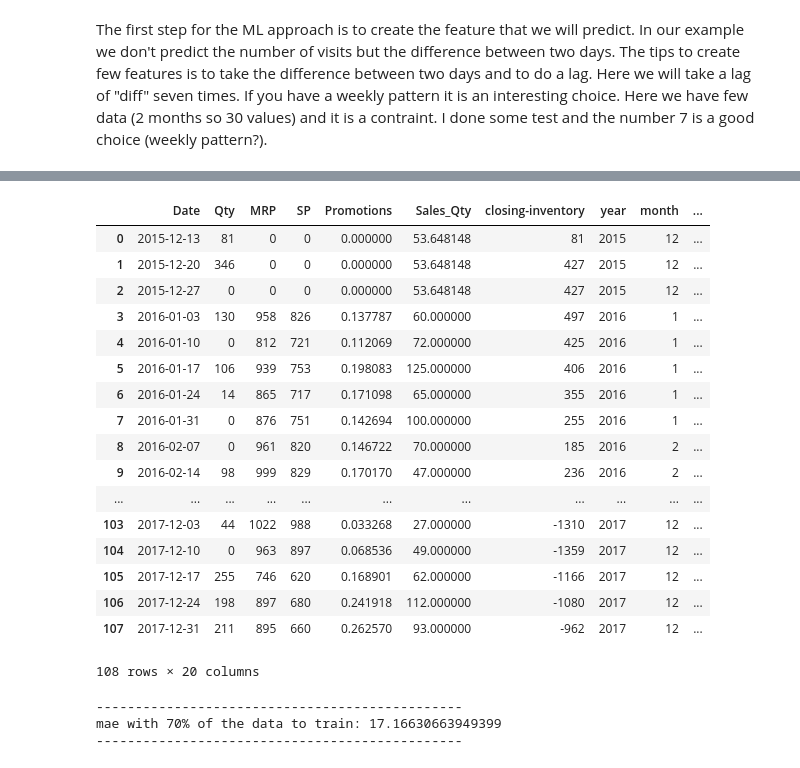
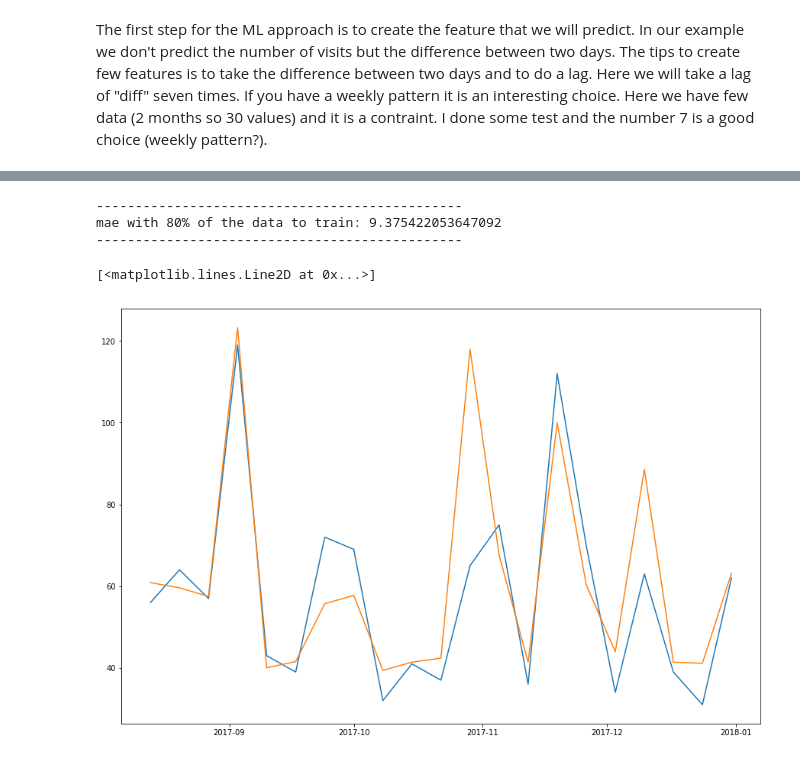
Before and after one commit to shashi29/LTFS-Data-science-FinHack, a Jupyter notebook: Store1-Sales_prediction.py.ipynb, the cells around one changed output, grey strips where cells are left out. Cells and saved outputs as stored; diff of their text form; code cells hidden in the pictures.

```diff
--- a/Store1-Sales_prediction.py.ipynb
+++ b/Store1-Sales_prediction.py.ipynb
@@ -518,5 +435,5 @@ plt.show()
 # %%
-column_1 = Store1_primary_secondary['Date']
+column_1 = Store1['Date']
 
 temp = pd.DataFrame({"year": column_1.dt.year,
               "month": column_1.dt.month,
@@ -525,6 +442,6 @@ temp = pd.DataFrame({"year": column_1.dt.year,
               "week": column_1.dt.week
              })
 
-#secondary_sales_week.reset_index(drop=True, inplace=True)
+Store1.reset_index(drop=True, inplace=True)
 temp.reset_index(drop=True, inplace=True)
-Store1_primary_secondary = pd.concat([Store1_primary_secondary,temp],axis=1)
+Store1 = pd.concat([Store1,temp],axis=1)
@@ -577,21 +488,0 @@ del lagged['Store_Code']
-# %%
-lagged
-# %% [output]
-|  | Date | Qty | MRP | SP | Promotions | Sales_Qty | closing-inventory | year | month | ... |
-| 0 | 2015-12-13 | 81 | 0 | 0 | 0.000000 | 53.648148 | 81 | 2015 | 12 | ... |
-| 1 | 2015-12-20 | 346 | 0 | 0 | 0.000000 | 53.648148 | 427 | 2015 | 12 | ... |
-| 2 | 2015-12-27 | 0 | 0 | 0 | 0.000000 | 53.648148 | 427 | 2015 | 12 | ... |
-| 3 | 2016-01-03 | 130 | 958 | 826 | 0.137787 | 60.000000 | 497 | 2016 | 1 | ... |
-| 4 | 2016-01-10 | 0 | 812 | 721 | 0.112069 | 72.000000 | 425 | 2016 | 1 | ... |
-| 5 | 2016-01-17 | 106 | 939 | 753 | 0.198083 | 125.000000 | 406 | 2016 | 1 | ... |
-| 6 | 2016-01-24 | 14 | 865 | 717 | 0.171098 | 65.000000 | 355 | 2016 | 1 | ... |
-| 7 | 2016-01-31 | 0 | 876 | 751 | 0.142694 | 100.000000 | 255 | 2016 | 1 | ... |
-| 8 | 2016-02-07 | 0 | 961 | 820 | 0.146722 | 70.000000 | 185 | 2016 | 2 | ... |
-| 9 | 2016-02-14 | 98 | 999 | 829 | 0.170170 | 47.000000 | 236 | 2016 | 2 | ... |
-| ... | ... | ... | ... | ... | ... | ... | ... | ... | ... | ... |
-| 103 | 2017-12-03 | 44 | 1022 | 988 | 0.033268 | 27.000000 | -1310 | 2017 | 12 | ... |
-| 104 | 2017-12-10 | 0 | 963 | 897 | 0.068536 | 49.000000 | -1359 | 2017 | 12 | ... |
-| 105 | 2017-12-17 | 255 | 746 | 620 | 0.168901 | 62.000000 | -1166 | 2017 | 12 | ... |
-| 106 | 2017-12-24 | 198 | 897 | 680 | 0.241918 | 112.000000 | -1080 | 2017 | 12 | ... |
-| 107 | 2017-12-31 | 211 | 895 | 660 | 0.262570 | 93.000000 | -962 | 2017 | 12 | ... |
-108 rows × 20 columns
@@ -611,29 +489,55 @@ x_
+# %%
+pred = list(lagged)
+pred.remove('Sales_Qty')
+pred.remove('Date')
+pred.remove('Store_Code')
+# %%
+from sklearn.model_selection import train_test_split
+X_train , X_test , y_train,y_test = train_test_split(lagged[pred],lagged['Sales_Qty'],test_size=0.2,random_state=29)
 # %%
 # Linear Model
 from sklearn.ensemble import ExtraTreesRegressor,GradientBoostingRegressor, BaggingRegressor, AdaBoostRegressor
 from sklearn.metrics import mean_absolute_error, r2_score
+from sklearn.model_selection import RandomizedSearchCV
 
-def modelisation(x_tr, y_tr, x_ts, y_ts, xt, yt, model0, model1):
+def modelisation(x_tr, y_tr, x_ts, y_ts, model):
     # Modelisation with all product
-    model0.fit(x_tr, y_tr)
+    model.fit(x_tr, y_tr)
 
-    prediction = model0.predict(x_ts)
-    r2 = r2_score(y_ts.as_matrix(), model0.predict(x_ts))
-    mae = mean_absolute_error(y_ts.as_matrix(), model0.predict(x_ts))
+    prediction = model.predict(x_ts)
+    r2 = r2_score(y_ts.as_matrix(), model.predict(x_ts))
+    mae = mean_absolute_error(y_ts.as_matrix(), model.predict(x_ts))
     print ("-----------------------------------------------")
-    print ("mae with 70% of the data to train:", mae)
+    print ("mae with 80% of the data to train:", mae)
     print ("-----------------------------------------------")
 
-    # Model with all data
-    model1.fit(xt, yt)
-
-    return model1, prediction, model0
+    return model,prediction
 
 #model0 =  AdaBoostRegressor(n_estimators = 5000, random_state = 42, learning_rate=0.01)
-model1 =  AdaBoostRegressor(n_estimators = 5000, random_state = 42, learning_rate=0.001)
+#model =  AdaBoostRegressor(n_estimators = 5000, random_state = 42, learning_rate=0.001)
 
-clr, prediction, clr0  = modelisation(x_train, y_train, x_test, y_test, xt, yt, model0, model1)
+param_dist = {
+ 'n_estimators': [50, 100,500,1000,1500],
+ 'learning_rate' : [0.0001,0.001,0.01],
+ 'loss' : ['linear', 'square', 'exponential'],
+
+ }
+
+#model = RandomizedSearchCV(AdaBoostRegressor(),param_distributions = param_dist,cv=3,n_iter = 10,n_jobs=-1)
+#model.fit(X_train,y_train)
+
+best_model = AdaBoostRegressor(n_estimators=1500, loss='linear', learning_rate=0.01)
+#best_model = ExtraTreesRegressor()
+#best_model = GradientBoostingRegressor()
+#best_model = BaggingRegressor()
+clr,prediction  = modelisation(X_train, y_train, X_test, y_test,best_model)
+x = Store1.iloc[len(X_train):,]
+plt.figure(figsize=(15,10))
+plt.plot(x['Date'],np.array(y_test),label='test')
+plt.plot(x['Date'],np.array(prediction),label='prediction')
 # %% [output]
 -----------------------------------------------
-mae with 70% of the data to train: 17.16630663949399
+mae with 80% of the data to train: 9.375422053647092
 -----------------------------------------------
+[<matplotlib.lines.Line2D at 0x...>]
+[figure, added]
```
Also changed, not shown: parts of 67 cells of this notebook, 8 other files.
